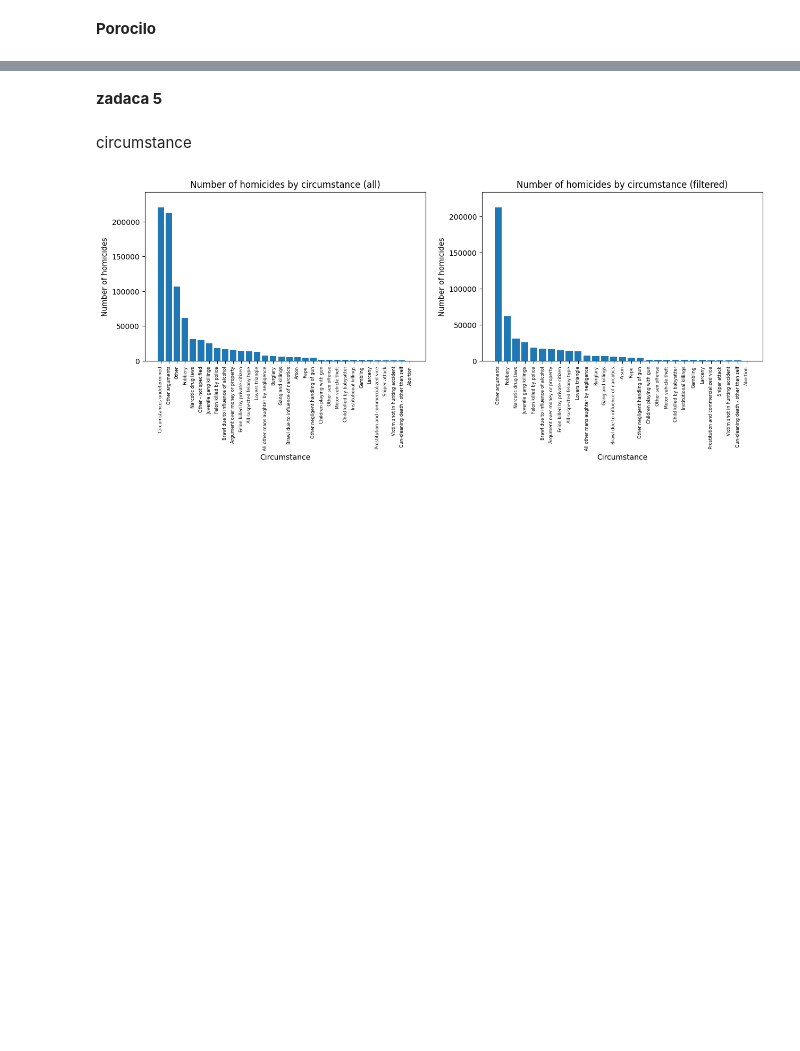
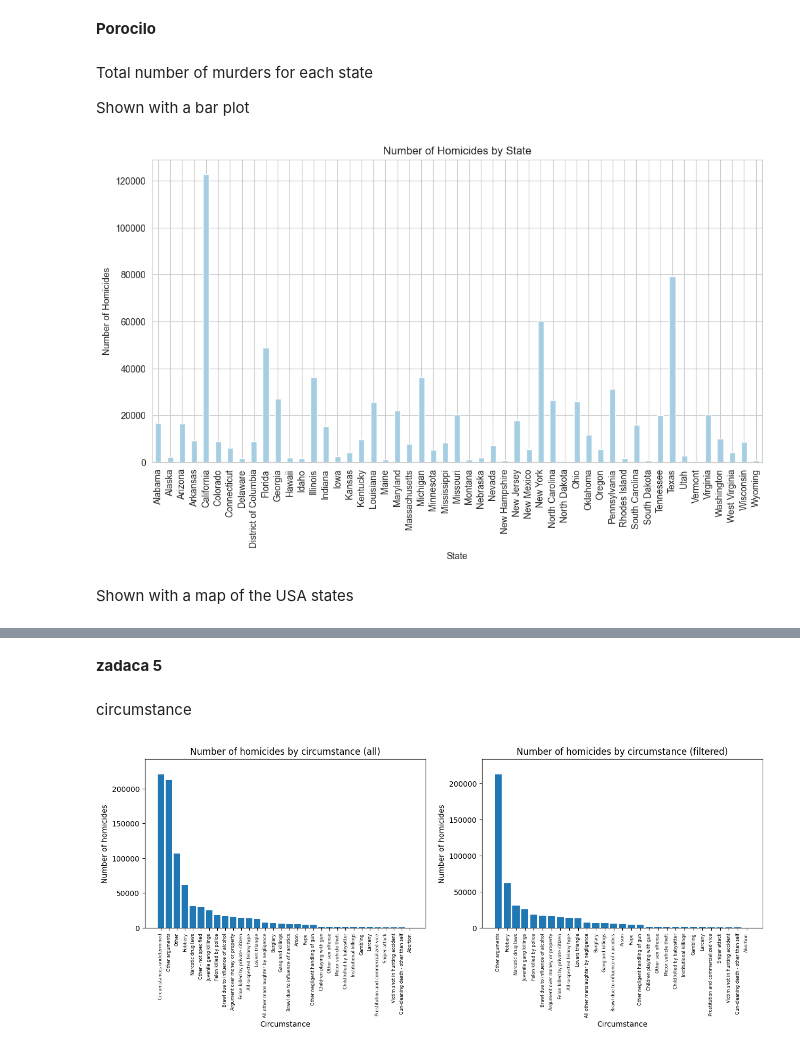
Before and after one commit to BodanT/PR23BTADBSDDDN, a Jupyter notebook: Porocilo.ipynb, the cells around one changed output, grey strips where cells are left out. Drawn from its saved outputs; the diff is of its cells as text; code cells hidden in the pictures; blank space fills up the shorter version.

Commit message:
Prva zadaca
Eve ja mojata zadaca si raboti perfektno, prikazuva vkupne broj na ubistba i ubistva po glava na zitel, isto taka na dva nacina se prikazani podatocite, i na bar plot i na mapa na SAD

```diff
--- a/Porocilo.ipynb
+++ b/Porocilo.ipynb
@@ -11,0 +15,17 @@ df_guns = pd.read_csv('.\\files\\guns_per_capita.csv', header=0)
+# %% [markdown]
+Total number of murders for each state
+
+Shown with a bar plot
+# %%
+murders_by_state = df_homicides.groupby("State")["ID"].count()
+murders_by_state.drop("PAPSP8", inplace=True)
+
+murders_by_state.plot(kind="bar", figsize=(12,6))
+plt.title("Number of Homicides by State")
+plt.xlabel("State")
+plt.ylabel("Number of Homicides")
+plt.show()
+# %% [output]
+[figure, added]
+# %% [markdown]
+Shown with a map of the USA states
```
Also changed, not shown: parts of 6 cells of this notebook.
